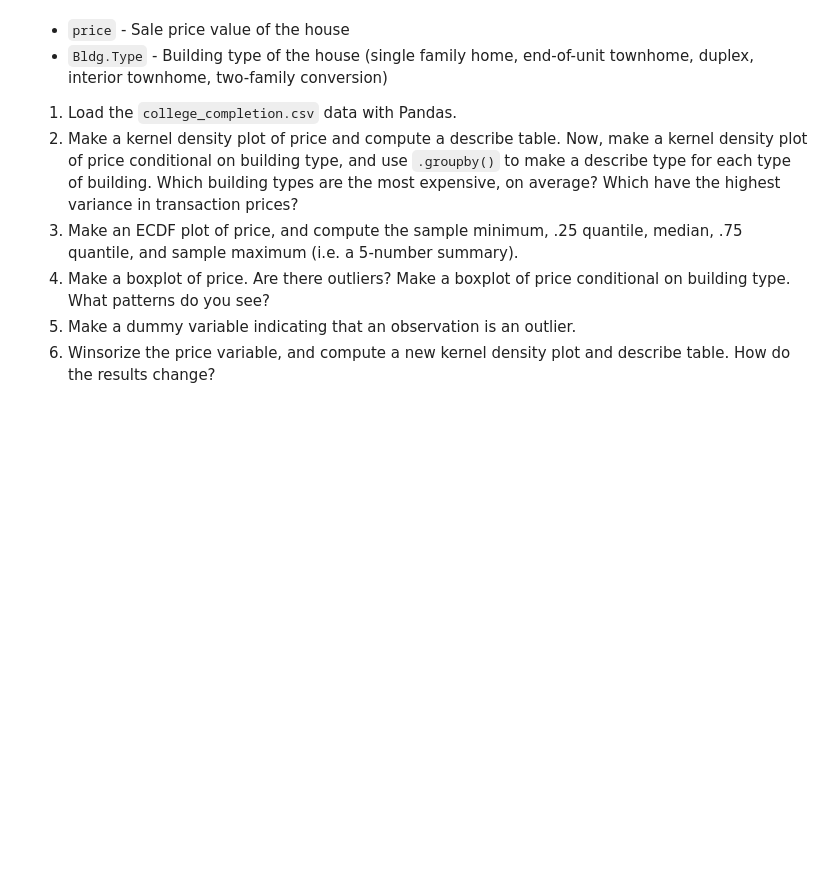
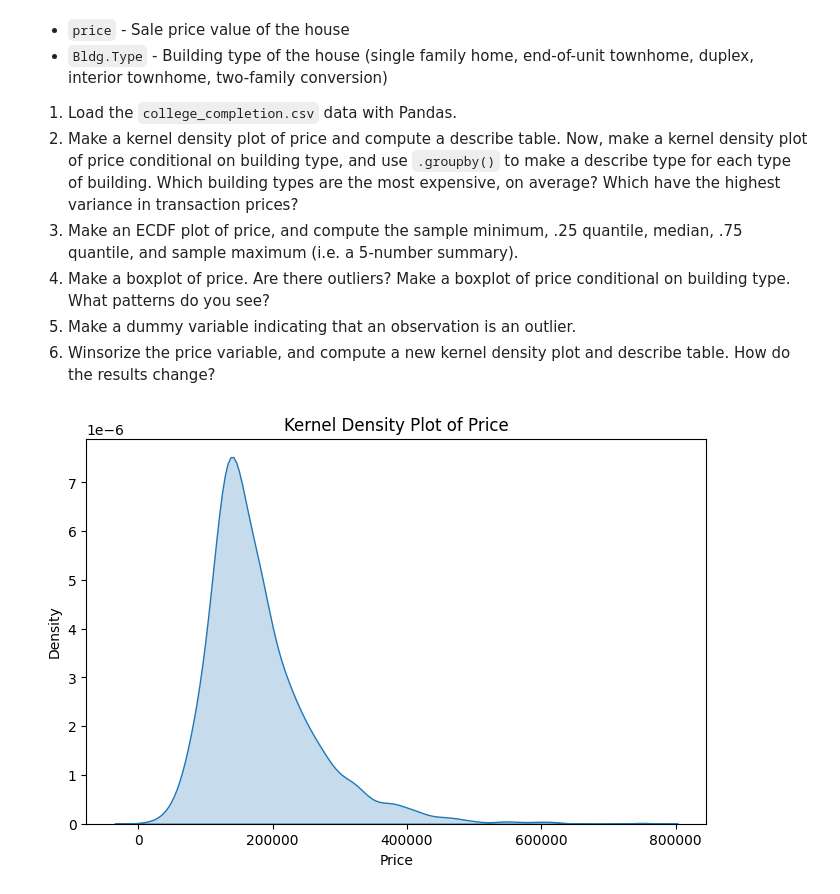
Before and after one commit to hpatel2004/scratchpad, a Jupyter notebook: hw_2/01_assignment_wrangling_and_eda.ipynb, the cells around one changed output. Drawn from its saved outputs; the diff is of its cells as text; code cells hidden in the pictures; blank space fills up the shorter version.

```diff
--- a/hw_2/01_assignment_wrangling_and_eda.ipynb
+++ b/hw_2/01_assignment_wrangling_and_eda.ipynb
@@ -421,3 +443,84 @@ We'll use the `ames_prices.csv` dataset. The "relevant" variables for this quest
 4. Make a boxplot of price. Are there outliers? Make a boxplot of price conditional on building type. What patterns do you see?
 5. Make a dummy variable indicating that an observation is an outlier.
 6. Winsorize the price variable, and compute a new kernel density plot and describe table. How do the results change?
+# %%
+# 1
+df = pd.read_csv('data/ames_prices.csv')
+
+# 2
+plt.figure(figsize=(8,5))
+sns.kdeplot(df['price'], fill=True)
+plt.title("Kernel Density Plot of Price")
+plt.xlabel("Price")
+plt.ylabel("Density")
+plt.show()
+
+print(df['price'].describe())
+
+plt.figure(figsize=(10,6))
+sns.kdeplot(data=df, x='price', hue='Bldg.Type', fill=True)
+plt.title("Kernel Density Plot of Price by Building Type")
+plt.xlabel("Price")
+plt.ylabel("Density")
+plt.show()
+
+type_summary = df.groupby('Bldg.Type')['price'].describe()
+print(type_summary[['count','mean','std','min','25%','50%','75%','max']])
+
+# 3
+sorted_prices = np.sort(df['price'])
+ecdf = np.arange(1, len(sorted_prices)+1) / len(sorted_prices)
+
+plt.figure(figsize=(8,5))
+plt.plot(sorted_prices, ecdf, marker='.', linestyle='none')
+plt.title("ECDF of Price")
+plt.xlabel("Price")
+plt.ylabel("ECDF")
+plt.show()
+
+five_num = df['price'].quantile([0, 0.25, 0.5, 0.75, 1])
+print(five_num)
+
+# 4
+plt.figure(figsize=(6,5))
+sns.boxplot(y=df['price'])
+plt.title("Boxplot of Price")
+plt.show()
+
+plt.figure(figsize=(12,6))
+sns.boxplot(x='Bldg.Type', y='price', data=df)
+plt.title("Boxplot of Price by Building Type")
+plt.xticks(rotation=45)
+plt.show()
+
+# 5
+
+Q1 = df['price'].quantile(0.25)
+Q3 = df['price'].quantile(0.75)
+IQR = Q3 - Q1
+
+df['price_outlier'] = ((df['price'] < (Q1 - 1.5*IQR)) |
+                       (df['price'] > (Q3 + 1.5*IQR))).astype(int)
+
+print(df['price_outlier'].value_counts())
+
+# 6
+
+from scipy.stats.mstats import winsorize
+
+# Winsorize at 1% and 99% (clip extremes)
+price_wins = winsorize(df['price'], limits=[0.01, 0.01])
+
+# KDE after winsorization
+plt.figure(figsize=(8,5))
+sns.kdeplot(price_wins, fill=True)
+plt.title("Kernel Density Plot of Winsorized Price")
+plt.xlabel("Price")
+plt.ylabel("Density")
+plt.show()
+
+# Describe after winsorization
+price_wins_series = pd.Series(price_wins)
+print(price_wins_series.describe())
+# %% [output]
+[figure, added]
```
Also changed, not shown: parts of 4 cells of this notebook.
